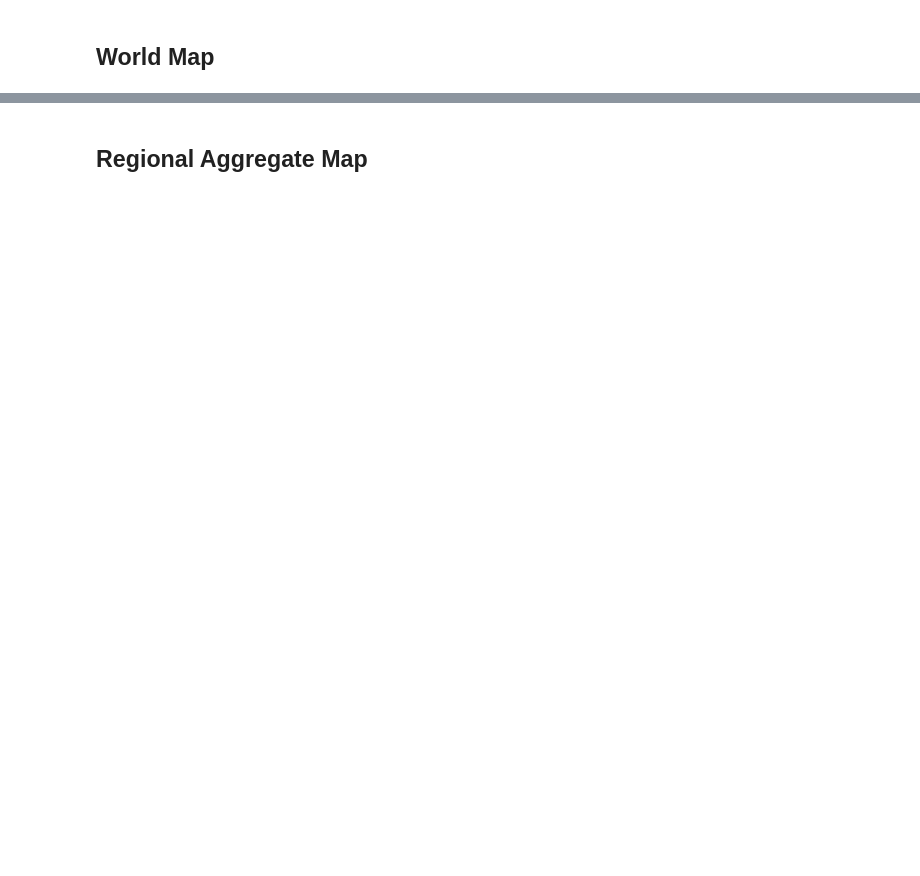
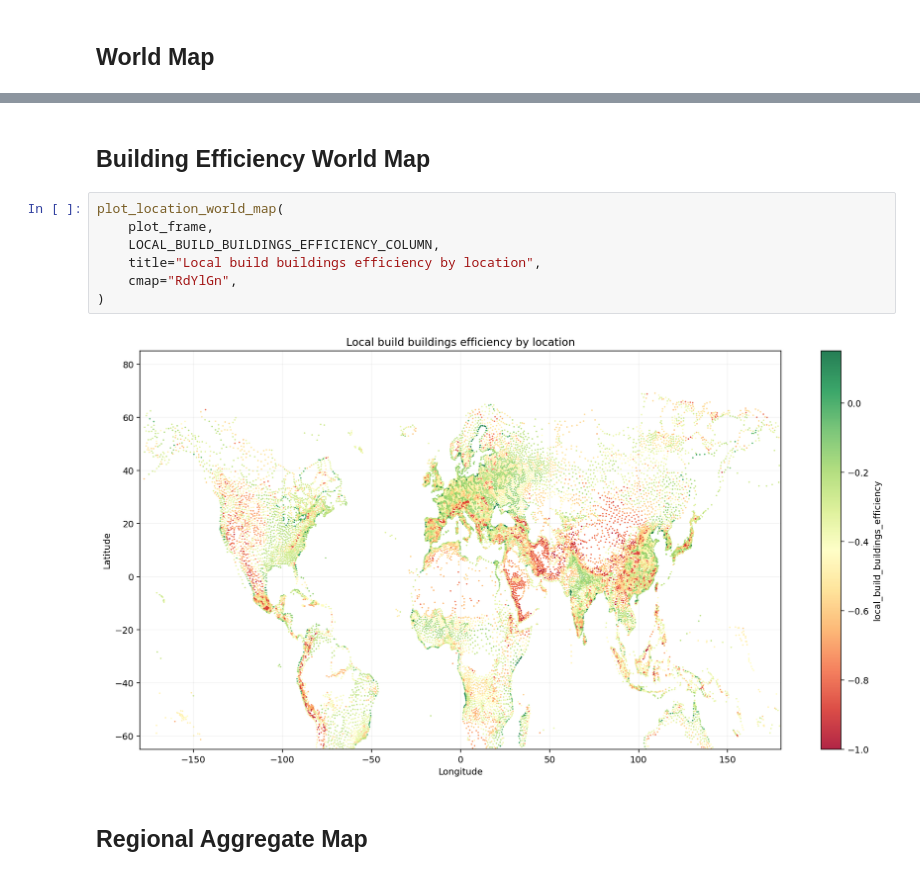
Before and after one commit to JanB1989/prosper-or-perish-constructor, a Jupyter notebook: graphs/building_capacity/free_building_levels_workbench.ipynb, the cells around one changed output, grey strips where cells are left out. Saved outputs shown, nothing was run; the diff lists cells and outputs as text; blank space fills up the shorter version.

```diff
--- a/graphs/building_capacity/free_building_levels_workbench.ipynb
+++ b/graphs/building_capacity/free_building_levels_workbench.ipynb
@@ -321,3 +640,14 @@ plt.show()
+# %% [markdown]
+## Building Efficiency World Map
+# %%
+plot_location_world_map(
+    plot_frame,
+    LOCAL_BUILD_BUILDINGS_EFFICIENCY_COLUMN,
+    title="Local build buildings efficiency by location",
+    cmap="RdYlGn",
+)
+# %% [output]
+[figure, added]
 # %% [markdown]
 ## Regional Aggregate Map
 # %%
```
Also changed, not shown: parts of 16 cells of this notebook, 39 other files.
